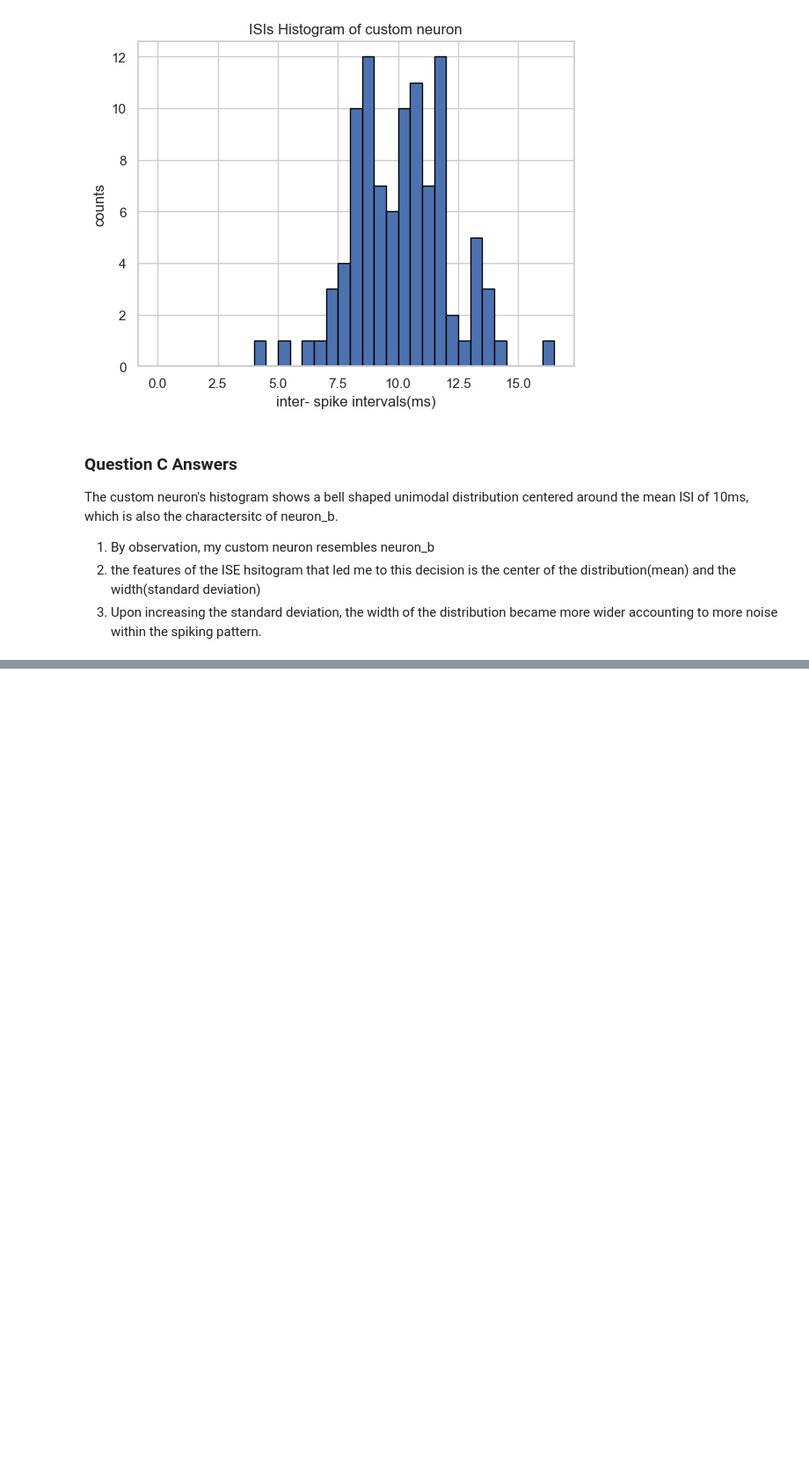
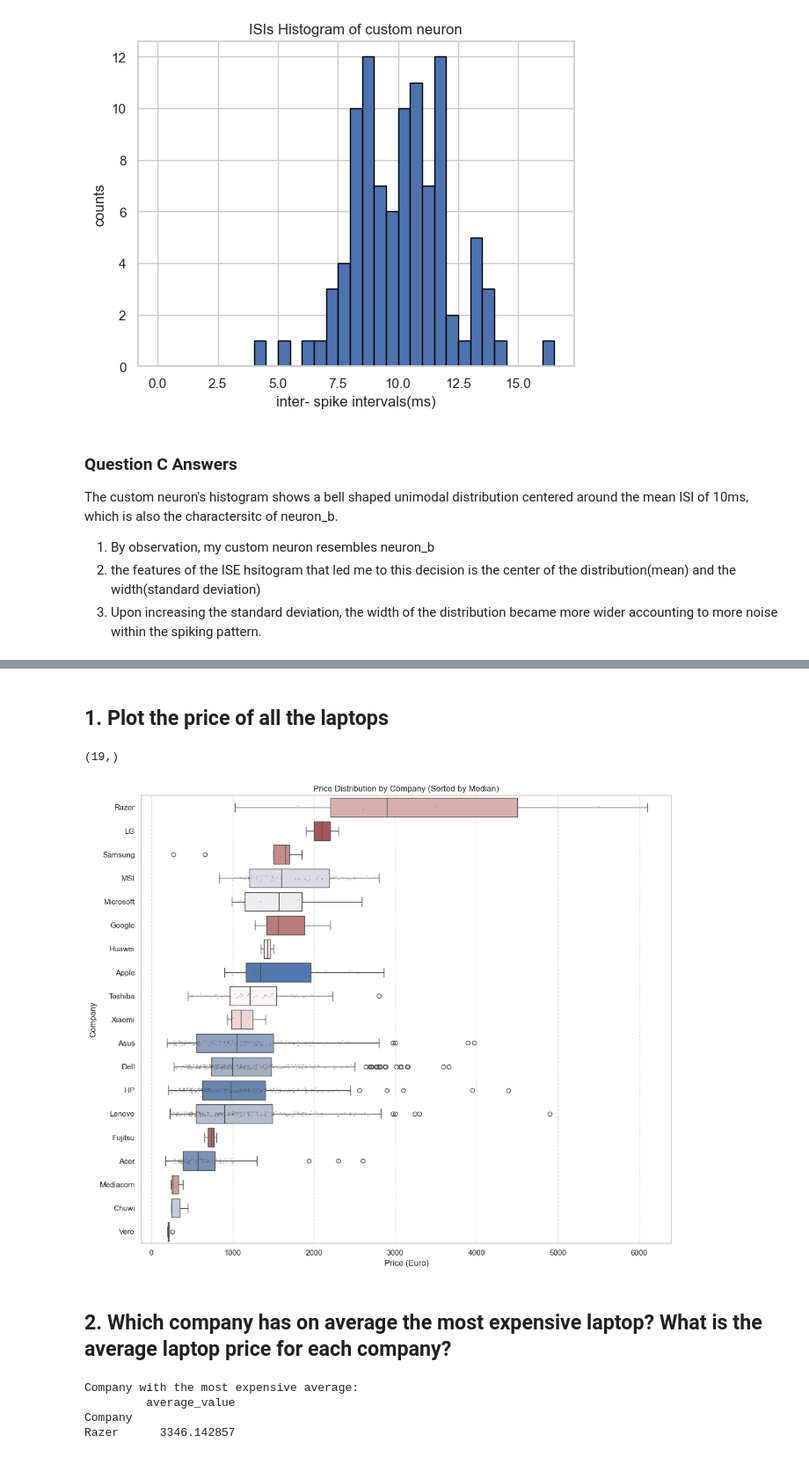
Before and after one commit to kidusabe1/DS_mini_project, a Jupyter notebook: mini_project_1.ipynb, the cells around one changed output, grey strips where cells are left out. Shown at 88% size. Saved outputs shown, nothing was run; the diff lists cells and outputs as text; code cells hidden in the pictures; blank space fills up the shorter version.

```diff
--- a/mini_project_1.ipynb
+++ b/mini_project_1.ipynb
@@ -206,0 +252,49 @@ The custom neuron's histogram shows a bell shaped unimodal distribution centered
+# %% [markdown]
+## 1. Plot the price of all the laptops
+# %%
+# lets see how many unqique laptops there are
+laptops['Company'].unique().shape
+# %% [output]
+(19,)
+# %%
+order = laptops.groupby('Company')['Price (Euro)'].median().sort_values(ascending=False).index
+
+plt.figure(figsize=(12, 10))
+
+sns.boxplot(
+    data=laptops,
+    y='Company',
+    x='Price (Euro)',
+    order=order,
+    hue='Company',
+    palette='vlag'
+)
+
+sns.stripplot(
+    data=laptops,
+    y='Company',
+    x='Price (Euro)',
+    order=order,
+    size=2,
+    color=".3",
+    alpha=0.3
+)
+
+plt.title('Price Distribution by Company (Sorted by Median)')
+plt.grid(axis='x', linestyle='--', alpha=0.7)
+plt.tight_layout()
+plt.show()
+# %% [output]
+[figure, added]
+# %% [markdown]
+## 2. Which company has on average the most expensive laptop? What is the average laptop price for each company?
+# %%
+order = laptops.groupby('Company').agg(
+    average_value=('Price (Euro)','mean')
+).sort_values(by='average_value',ascending=False)
+print(f"Company with the most expensive average: \n{order[0:1]}")
+# %% [output]
+Company with the most expensive average:
+         average_value
+Company
+Razer      3346.142857
```
Also changed, not shown: parts of 10 cells of this notebook.
